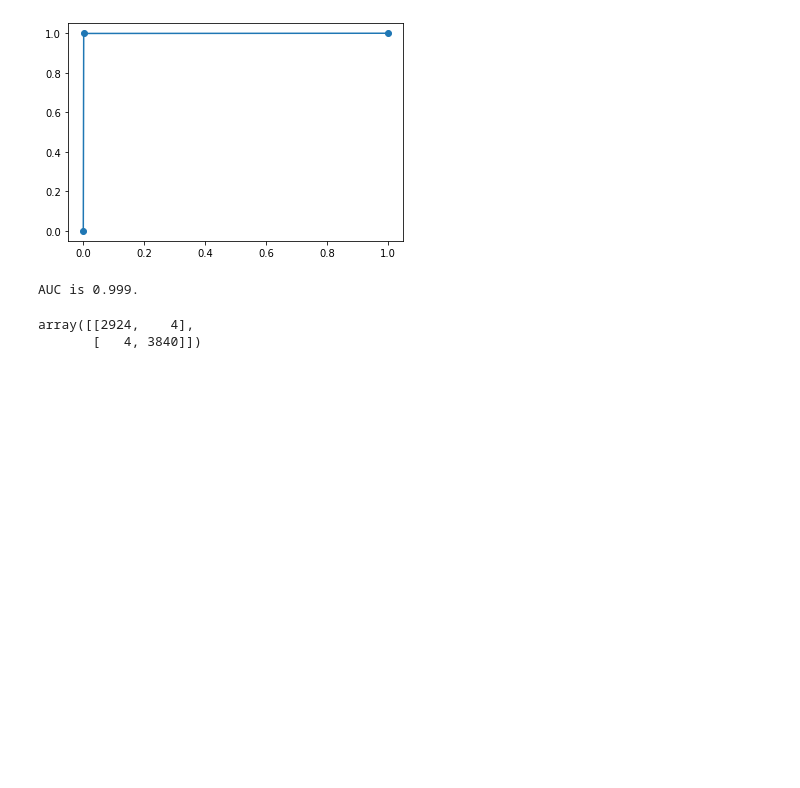
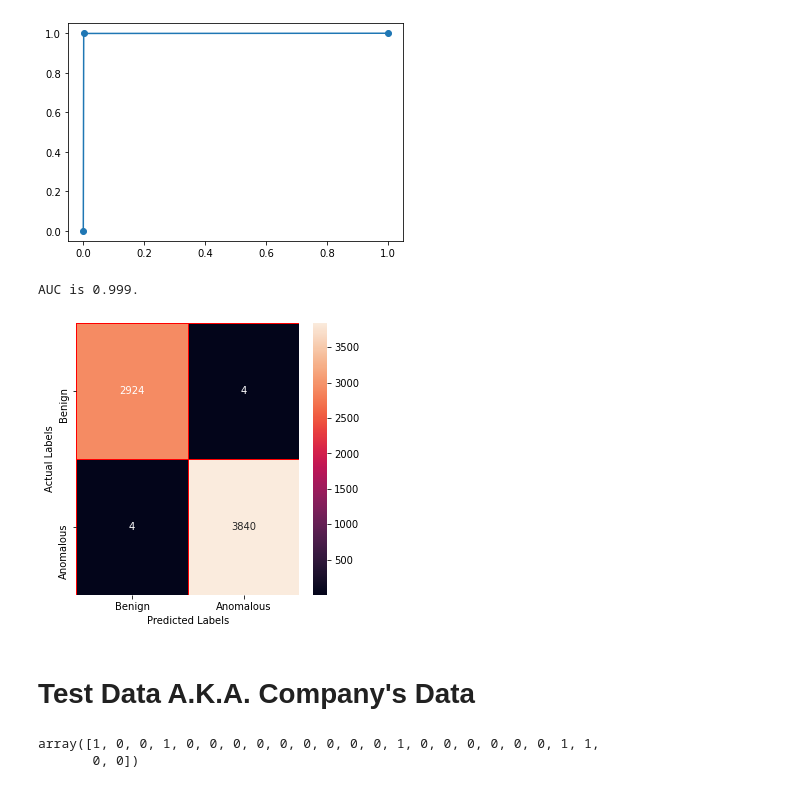
Before and after one commit to isados/haktrak-ids, a Jupyter notebook: ids_alternative.ipynb, the cells around one changed output. Saved outputs shown, nothing was run; the diff lists cells and outputs as text; code cells hidden in the pictures; blank space fills up the shorter version.

Commit message:
tested on the companys data for the first time

```diff
--- a/ids_alternative.ipynb
+++ b/ids_alternative.ipynb
@@ -29,7 +30,7 @@ Reduced Size: 225711
 base_df = base_df.sample(frac=0.1, random_state=42)
 # %%
 from sklearn.model_selection import train_test_split
-X_train, X_test, y_train, y_test = train_test_split(base_df.iloc[:,0:-1],base_df['Label'], test_size=0.3, random_state=42)
+X_train, X_val, y_train, y_val = train_test_split(base_df.iloc[:,0:-1],base_df['Label'], test_size=0.3, random_state=42)
 # %%
 from sklearn.preprocessing import MinMaxScaler
 from sklearn.neighbors import KNeighborsClassifier
@@ -49,4 +50,4 @@ pipe.score(X_test, y_test)
 # %%
-y_predict = pipe.predict(X_test)
+y_predict = pipe.predict(X_val)
 # %%
 from sklearn.metrics import accuracy_score, precision_score, recall_score, f1_score
@@ -71,9 +74,29 @@ print ("AUC is {}.".format(round(recall,4)))
 # %% [output]
 [figure]
 AUC is 0.999.
-# %%
-from sklearn.metrics import confusion_matrix, ConfusionMatrixDisplay
-confusion_matrix(y_test, y_predict)
-# %% [output]
-array([[2924,    4],
-       [   4, 3840]])
+# %%
+from sklearn.metrics import confusion_matrix
+import seaborn as sns
+import matplotlib.pyplot as plt
+import numpy as np
+cm = confusion_matrix(y_val, y_predict)
+
+class_labels = ['Benign', 'Anomalous']
+plot_labels = {"xticklabels": class_labels,
+               "yticklabels": class_labels}
+
+f,ax=plt.subplots(figsize=(5,5))
+sns.heatmap(cm,annot=True, linewidth =0.5, linecolor ="red", fmt =".0f", ax=ax, **plot_labels)
+plt.xlabel("Predicted Labels")
+plt.ylabel("Actual Labels")
+plt.show()
+# %% [output]
+[figure, added]
+# %% [markdown]
+# Test Data A.K.A. Company's Data
+# %%
+predictions_test = pipe.predict(company_df)
+predictions_test
+# %% [output]
+array([1, 0, 0, 1, 0, 0, 0, 0, 0, 0, 0, 0, 0, 1, 0, 0, 0, 0, 0, 0, 1, 1,
+       0, 0])
```
Also changed, not shown: parts of 8 cells of this notebook.
